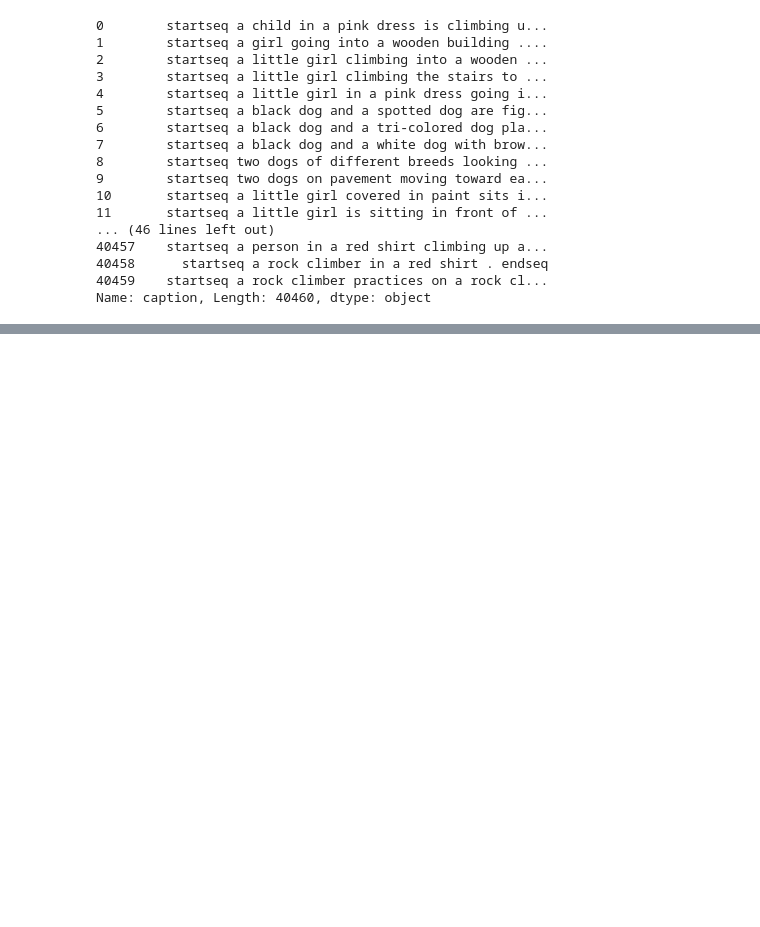
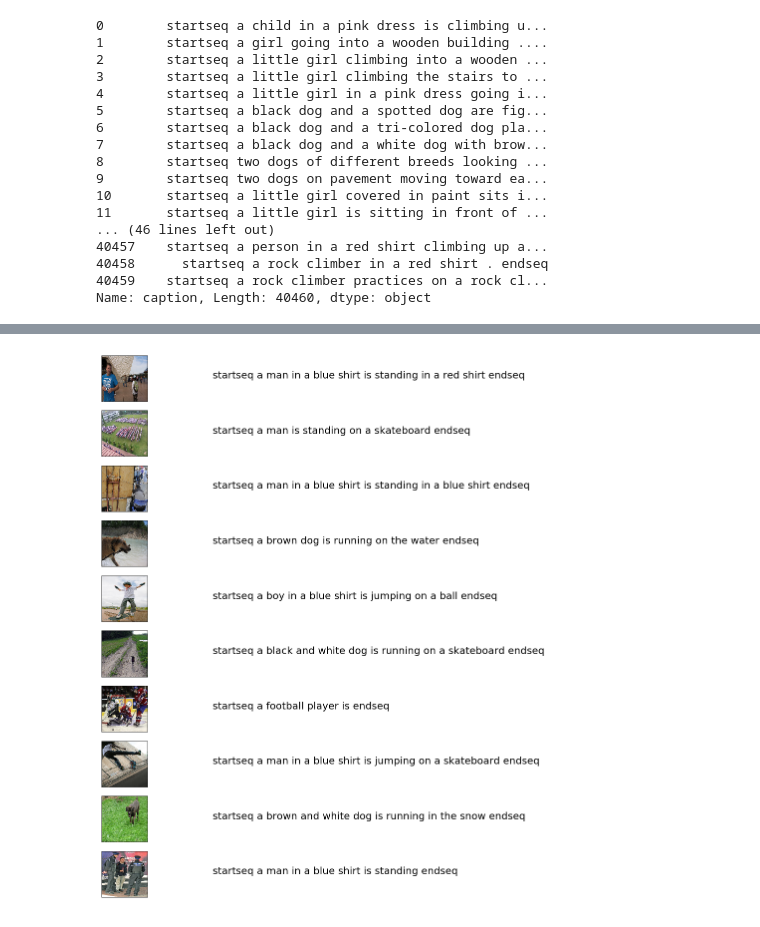
Before and after one commit to apal9569/Image-Captioning, a Jupyter notebook: img_cap.ipynb, the cells around one changed output, grey strips where cells are left out. Drawn from its saved outputs; the diff is of its cells as text; code cells hidden in the pictures; blank space fills up the shorter version.

```diff
--- a/img_cap.ipynb
+++ b/img_cap.ipynb
@@ -159,7 +133,7 @@ for x,img in enumerate(images):
     encoding[img]=features.flatten()
 # %%
 imgs,indx=[],[]
-act_desc1=act_desc1.loc[act_desc1["index"].values=="1",:]
+act_desc1=act_desc1.loc[act_desc1["index"].values=="2",:]
 for i,file in enumerate(act_desc1.file):
     if file in encoding.keys():
         imgs.append(encoding[file])
@@ -167,7 +141,6 @@ for i,file in enumerate(act_desc1.file):
 
 files=act_desc1["file"].iloc[indx].values
 capt=act_desc1["caption"].iloc[indx].values
-capt
 imgs=np.array(imgs)
 # %%
 tokens=Tokenizer(num_words=8000)
@@ -175,7 +148,7 @@ tokens.fit_on_texts(capt)
 vocab_size=len(tokens.word_index)+1
 texts=tokens.texts_to_sequences(capt)
 # %%
-train=int(len(texts)*.70)
+train=int(len(texts)*.60)
 def tra_test(text_image_file,train):
     return(text_image_file[:train],text_image_file[train:])
 text_train,text_test=tra_test(texts,train)
@@ -215,5 +188,5 @@ model=Model(inputs=[img_in,txt_in],outputs=out)
 
 model.compile(loss='categorical_crossentropy',optimizer='RMSprop')
 # %%
-training=model.fit([Ximg_train,Xtxt_train],Ytxt_train,epochs=15,verbose=1,batch_size=128)
+training=model.fit([Ximg_train,Xtxt_train],Ytxt_train,epochs=4,verbose=1,batch_size=128)
 # %% [output]
@@ -250,7 +214,7 @@ def predict(img):
     return(in_text)
 # %%
 count=1
-fig=plt.figure(figsize=(10,20))
+fig=plt.figure(figsize=(20,40))
 for filejpg, img_feat in zip(files_test[:10],imgs_test[:10]):
     img_file="/home/ankit/data set/Flickr8k_Dataset/Flicker8k_Dataset"+"/"+filejpg
     img_load=load_img(img_file,target_size=(224,224,3))
@@ -259,7 +223,6 @@ for filejpg, img_feat in zip(files_test[:10],imgs_test[:10]):
     count+=1
 
     caption=predict(img_feat.reshape(1,len(img_feat)))
-    caption=caption.split()
     caption=caption[1:-1]
     ax=fig.add_subplot(10,2,count)
     plt.axis('off')
@@ -269,3 +232,4 @@ for filejpg, img_feat in zip(files_test[:10],imgs_test[:10]):
     ax.text(0,0.5,caption,fontsize=20)
     count+=1
 plt.show()
+# %% [output]
@@ -271,0 +253 @@ plt.show()
+[figure, added]
```
Also changed, not shown: parts of 11 cells of this notebook.
